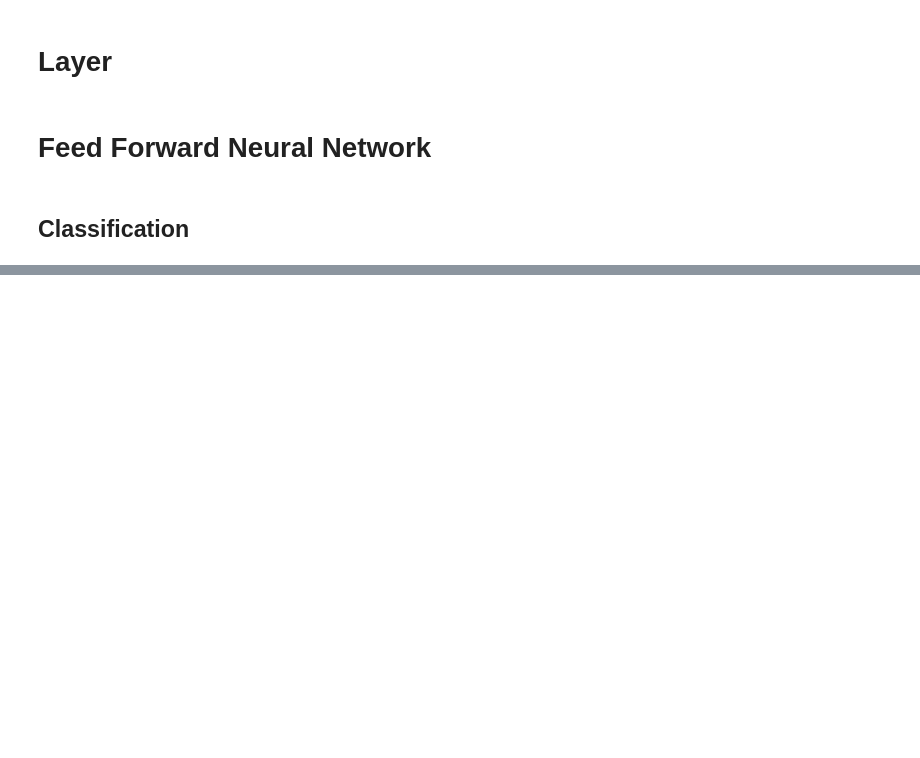
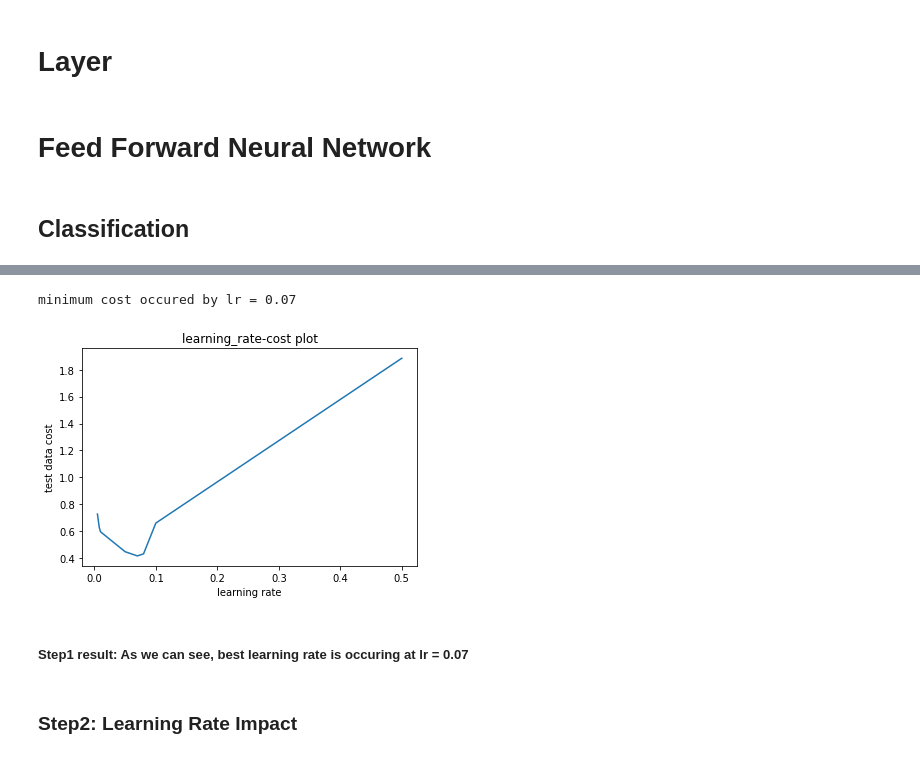
Before and after one commit to codamin/COVID19-Detection-From-XRay-Images, a Jupyter notebook: AI_CA5_TODO.ipynb, the cells around one changed output, grey strips where cells are left out. Cells and saved outputs as stored; diff of their text form; code cells hidden in the pictures; blank space fills up the shorter version.

```diff
--- a/AI_CA5_TODO.ipynb
+++ b/AI_CA5_TODO.ipynb
@@ -502,7 +490,7 @@ class FeedForwardNN:
 
             average_accuracy, average_loss = self.__train(trainloader)
             log['train_accuracy'].append(average_accuracy)
-            log['train_loss'].append(average_accuracy)
+            log['train_loss'].append(average_loss)
             if print_results:
                 print('\tTrain: Average Accuracy: {}%\tAverage Loss: {}'.format(rd(average_accuracy * 100), rd(average_loss)))
 
@@ -822,0 +600,7 @@ Epoch 3:
+# %%
+lrs = [0.005, 0.008, 0.01, 0.05, 0.07, 0.08, 0.1, 0.5]
+accs = []
+for lr in lrs:
+    print('\nusing lr =', lr)
+    _, log = FitModel(lr=lr, batch_size=32, activation=Relu(), init_method='he', weight_method='uniform');
+    accs.append(log['test_loss'])
@@ -822,0 +625,13 @@ Epoch 3:
+# %%
+plt.plot(lrs, np.array(accs)[:, -1])
+plt.title('learning_rate-cost plot')
+plt.xlabel('learning rate')
+plt.ylabel('test data cost');
+print('minimum cost occured by lr =', lrs[np.argmin(np.array(accs)[:, -1])])
+# %% [output]
+minimum cost occured by lr = 0.07
+[figure, added]
+# %% [markdown]
+##### Step1 result: As we can see, best learning rate is occuring at lr = 0.07
+# %% [markdown]
+### Step2: Learning Rate Impact
```
Also changed, not shown: parts of 56 cells of this notebook.
